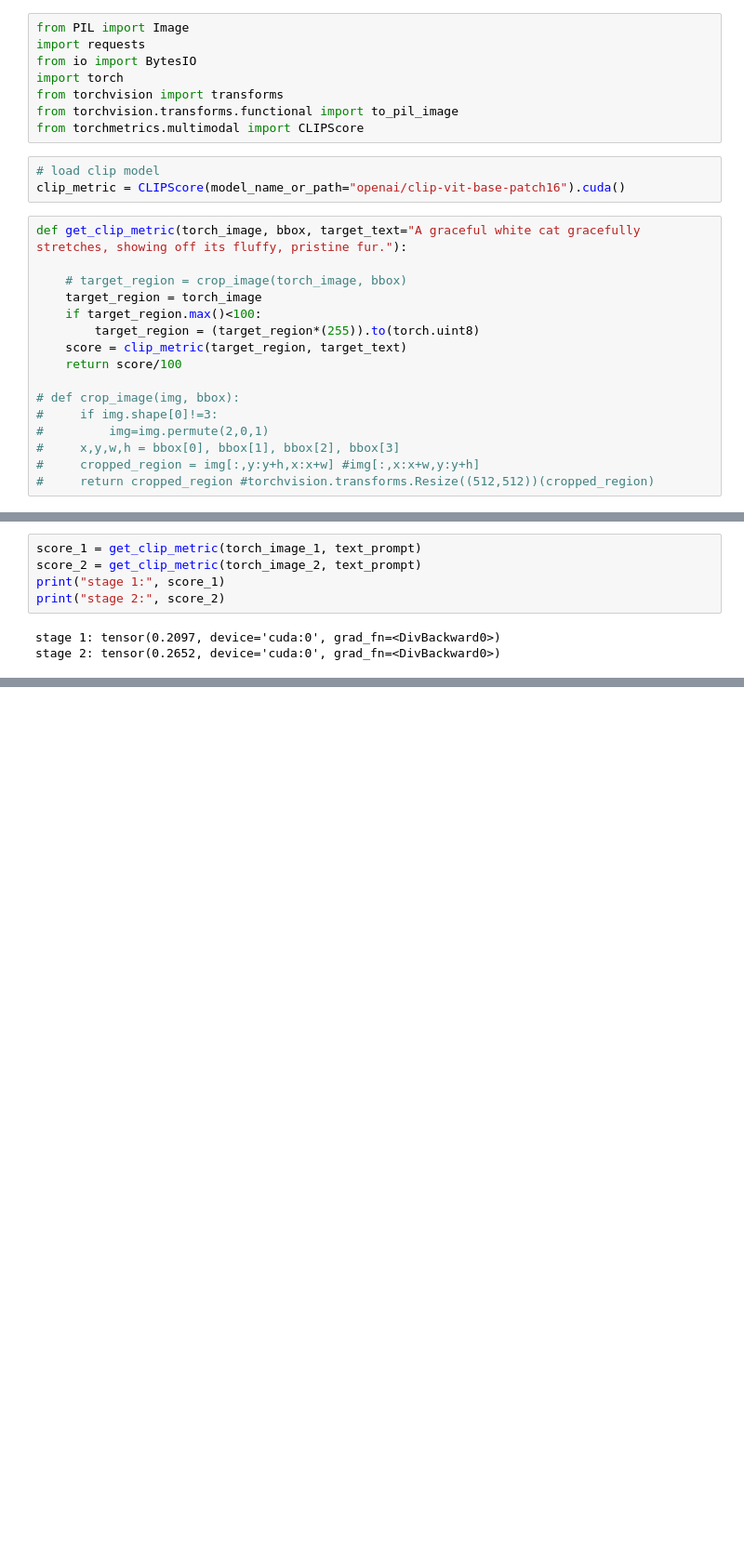
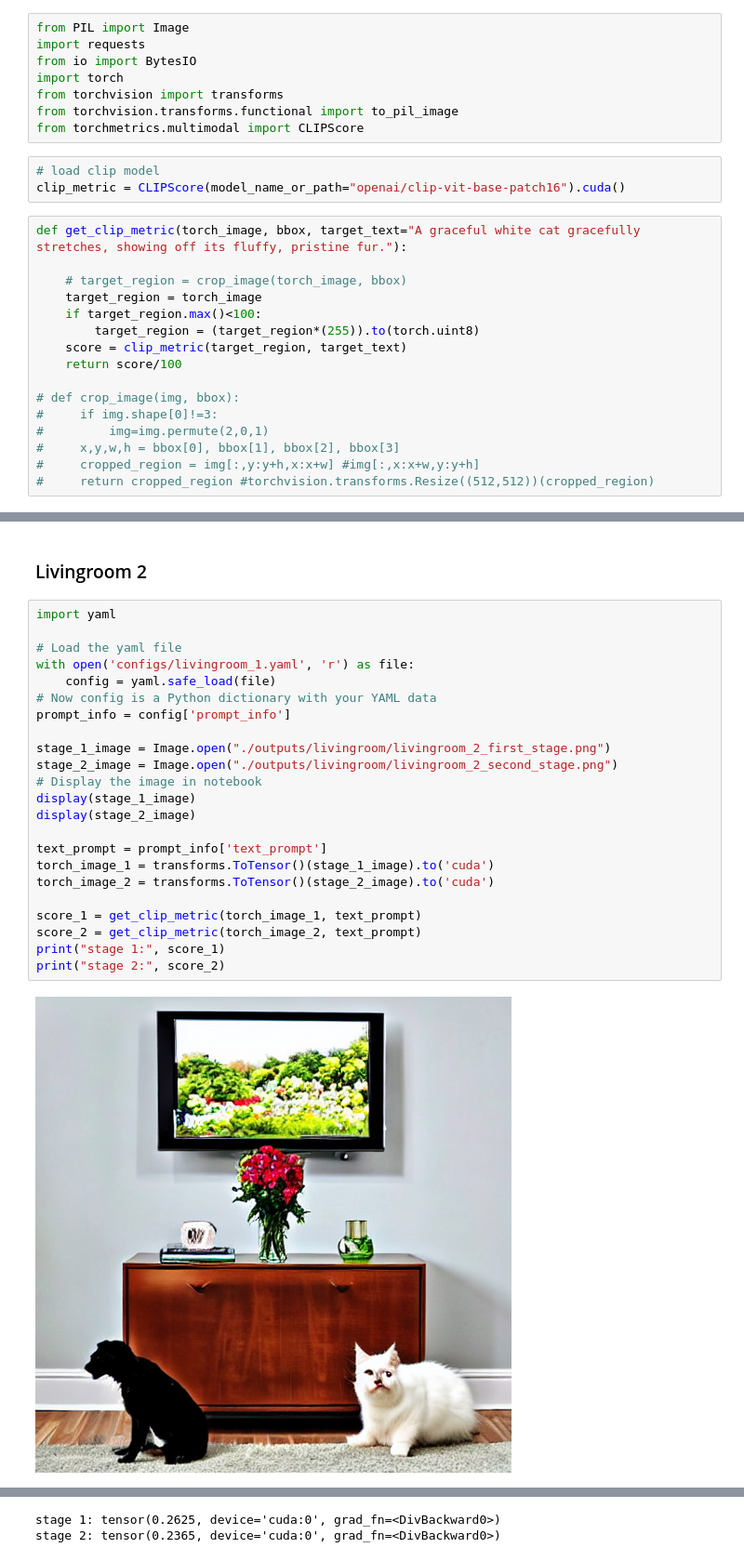
Before and after one commit to RunpengJ/llmblueprint, a Jupyter notebook: clip_evaluation.ipynb, the cells around one changed output, grey strips where cells are left out. Shown at 93% size. Cells and saved outputs as stored; diff of their text form; blank space fills up the shorter version.

```diff
--- a/clip_evaluation.ipynb
+++ b/clip_evaluation.ipynb
@@ -47,8 +58,27 @@ torch_image_2 = transforms.ToTensor()(stage_2_image).to('cuda')
-# %%
-score_1 = get_clip_metric(torch_image_1, text_prompt)
-score_2 = get_clip_metric(torch_image_2, text_prompt)
-print("stage 1:", score_1)
-print("stage 2:", score_2)
-# %% [output]
-stage 1: tensor(0.2097, device='cuda:0', grad_fn=<DivBackward0>)
-stage 2: tensor(0.2652, device='cuda:0', grad_fn=<DivBackward0>)
+# %% [markdown]
+### Livingroom 2
+# %%
+import yaml
+
+# Load the yaml file
+with open('configs/livingroom_1.yaml', 'r') as file:
+    config = yaml.safe_load(file)
+# Now config is a Python dictionary with your YAML data
+prompt_info = config['prompt_info']
+
+stage_1_image = Image.open("./outputs/livingroom/livingroom_2_first_stage.png")
+stage_2_image = Image.open("./outputs/livingroom/livingroom_2_second_stage.png")
+# Display the image in notebook
+display(stage_1_image)
+display(stage_2_image)
+
+text_prompt = prompt_info['text_prompt']
+torch_image_1 = transforms.ToTensor()(stage_1_image).to('cuda')
+torch_image_2 = transforms.ToTensor()(stage_2_image).to('cuda')
+
+score_1 = get_clip_metric(torch_image_1, text_prompt)
+score_2 = get_clip_metric(torch_image_2, text_prompt)
+print("stage 1:", score_1)
+print("stage 2:", score_2)
+# %% [output]
+[figure, added]
@@ -54,0 +86,2 @@ stage 2: tensor(0.2652, device='cuda:0', grad_fn=<DivBackward0>)
+stage 1: tensor(0.2625, device='cuda:0', grad_fn=<DivBackward0>)
+stage 2: tensor(0.2365, device='cuda:0', grad_fn=<DivBackward0>)
```
Also changed, not shown: parts of 3 cells of this notebook, 3 other files.
